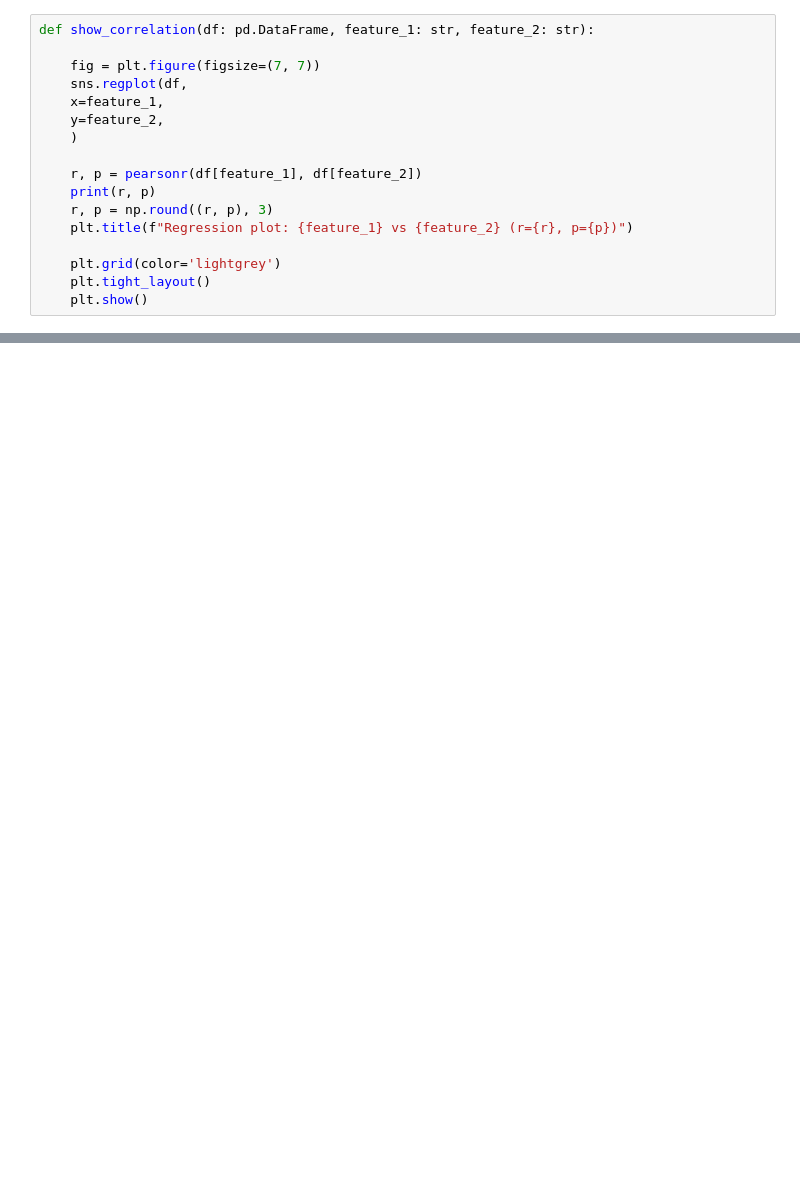
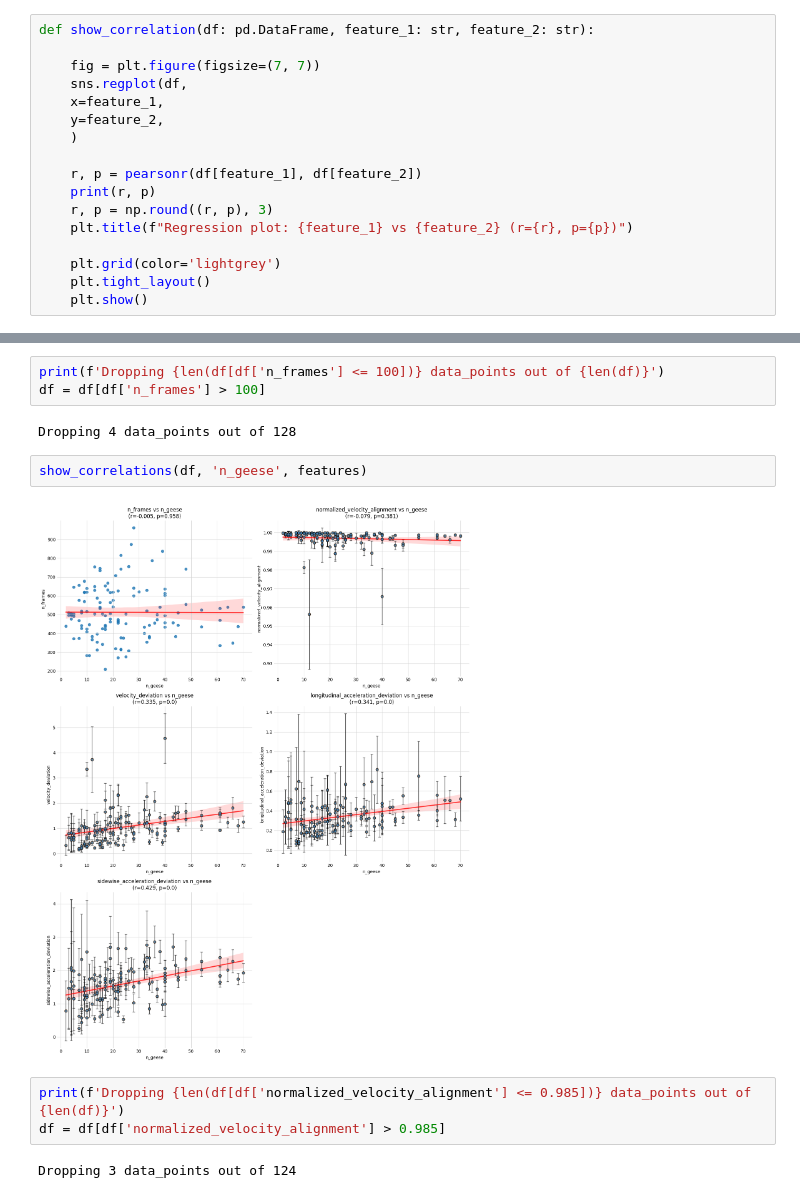
Before and after one commit to louisvonleitner/geese-orderedness, a Jupyter notebook: calculate_correlation.ipynb, the cells around one changed output, grey strips where cells are left out. Cells and saved outputs as stored; diff of their text form; blank space fills up the shorter version.

```diff
--- a/calculate_correlation.ipynb
+++ b/calculate_correlation.ipynb
@@ -58,0 +128,14 @@ show_correlation(df, features[0], features[4])
+# %%
+print(f'Dropping {len(df[df['n_frames'] <= 100])} data_points out of {len(df)}')
+df = df[df['n_frames'] > 100]
+# %% [output]
+Dropping 4 data_points out of 128
+# %%
+show_correlations(df, 'n_geese', features)
+# %% [output]
+[figure, added]
+# %%
+print(f'Dropping {len(df[df['normalized_velocity_alignment'] <= 0.985])} data_points out of {len(df)}')
+df = df[df['normalized_velocity_alignment'] > 0.985]
+# %% [output]
+Dropping 3 data_points out of 124
```
Also changed, not shown: parts of 7 cells of this notebook, 6 other files.
